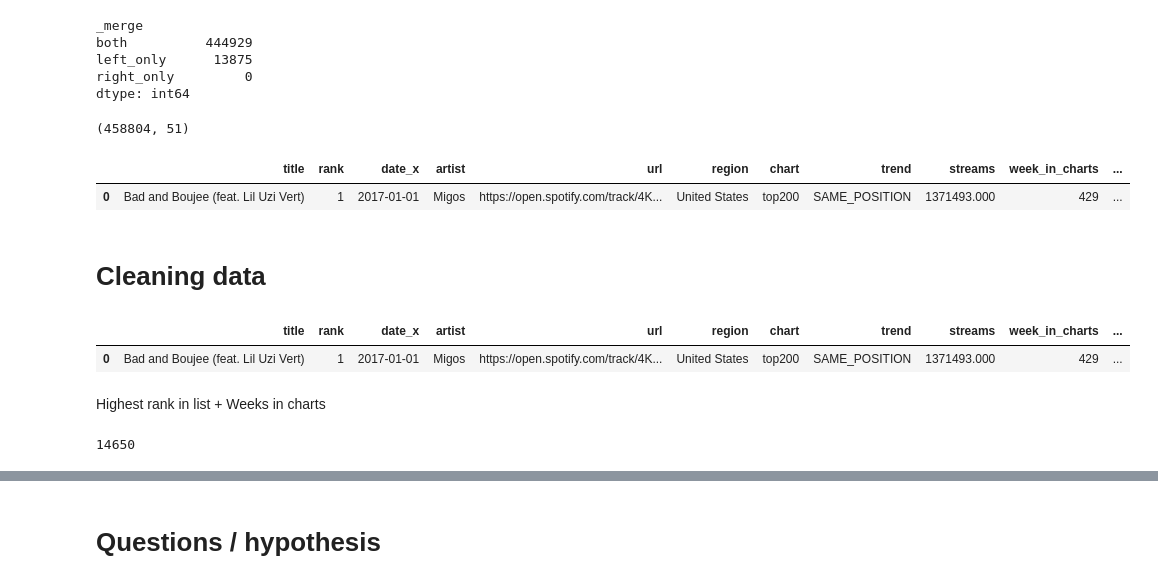
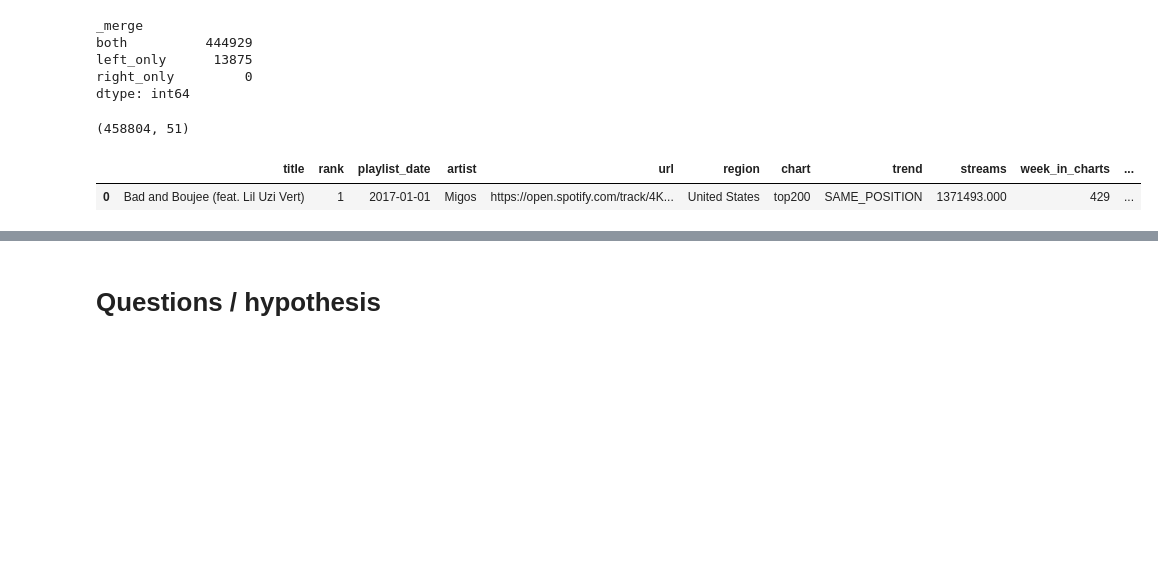
Before and after one commit to annassanchez/ETL_project, a Jupyter notebook: notebooks/6-analysis.ipynb, the cells around one changed output, grey strips where cells are left out. Saved outputs shown, nothing was run; the diff lists cells and outputs as text; code cells hidden in the pictures; blank space fills up the shorter version.

```diff
--- a/notebooks/6-analysis.ipynb
+++ b/notebooks/6-analysis.ipynb
@@ -92,24 +79,10 @@ right_only         0
 dtype: int64
 # %%
 df.drop(['artist_y', 'track_x', 'artist', 'track_y', '_merge'], axis = 1, inplace= True)
-df.rename({'artist_x':'artist'}, inplace=True, axis=1)
+df.rename({'artist_x':'artist', 'date_x':'playlist_date', 'date_y':'release_date'}, inplace=True, axis=1)
 print(df.shape)
 df.head(1)
 # %% [output]
 (458804, 51)
-|  | title | rank | date_x | artist | url | region | chart | trend | streams | week_in_charts | ... |
+|  | title | rank | playlist_date | artist | url | region | chart | trend | streams | week_in_charts | ... |
 | 0 | Bad and Boujee (feat. Lil Uzi Vert) | 1 | 2017-01-01 | Migos | https://open.spotify.com/track/4K... | United States | top200 | SAME_POSITION | 1371493.000 | 429 | ... |
-# %% [markdown]
-# Cleaning data
-# %%
-df.head(1)
-# %% [output]
-|  | title | rank | date_x | artist | url | region | chart | trend | streams | week_in_charts | ... |
-| 0 | Bad and Boujee (feat. Lil Uzi Vert) | 1 | 2017-01-01 | Migos | https://open.spotify.com/track/4K... | United States | top200 | SAME_POSITION | 1371493.000 | 429 | ... |
-# %% [markdown]
-Highest rank in list + Weeks in charts
-# %%
-lista_url = df['url'].unique().tolist()
-len(lista_url)
-# %% [output]
-14650
```
Also changed, not shown: parts of 111 cells of this notebook.
